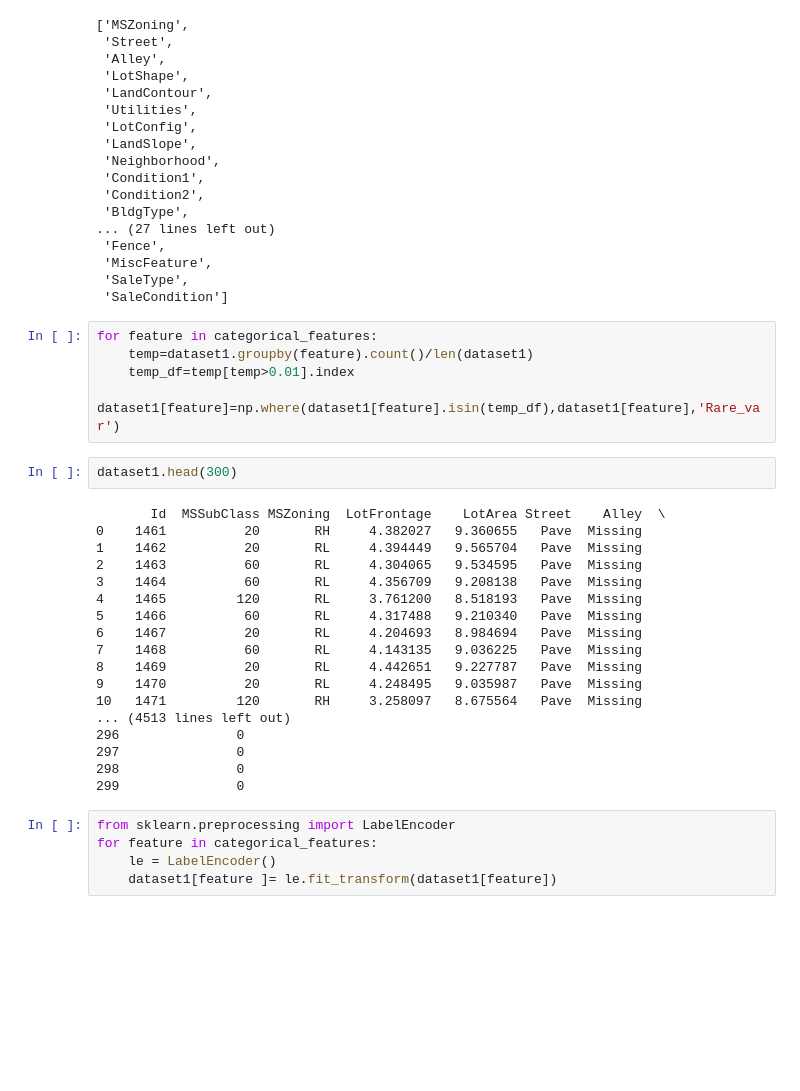
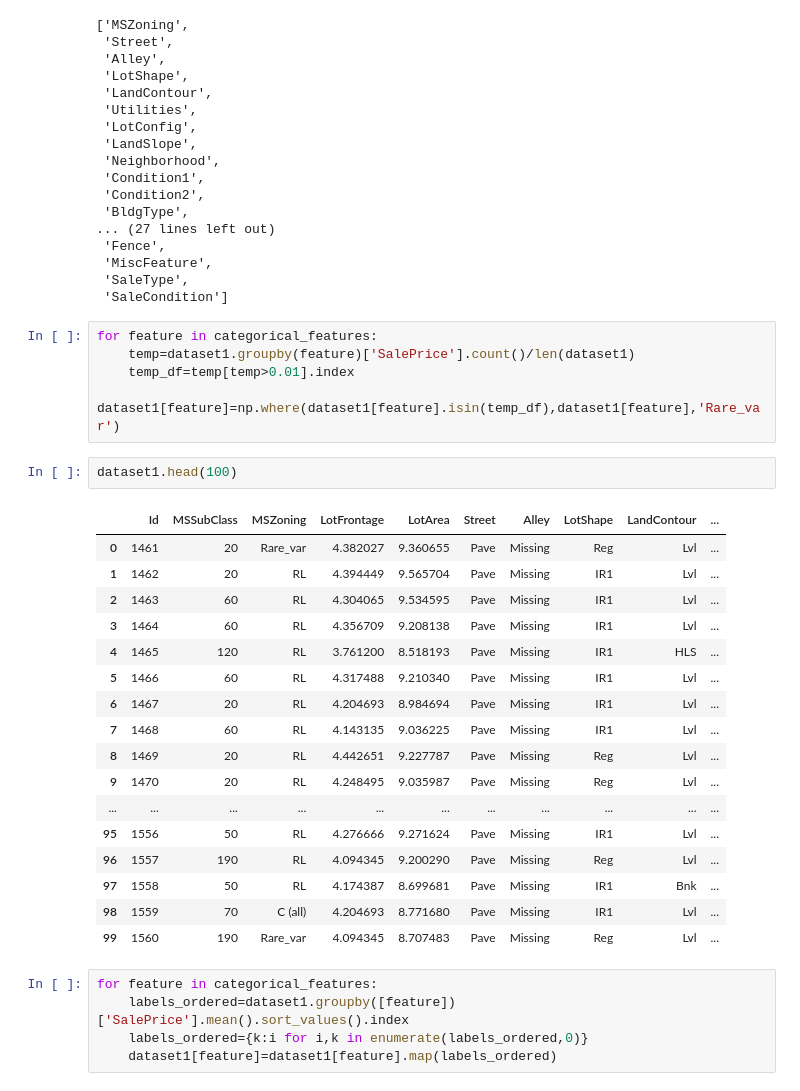
Before and after one commit to AkCoding/HousePrice-WebPage--ML, a Jupyter notebook: Six.ipynb, the cells around one changed output. Drawn from its saved outputs; the diff is of its cells as text; blank space fills up the shorter version.

```diff
--- a/Six.ipynb
+++ b/Six.ipynb
@@ -202,34 +197,34 @@ categorical_features
  'SaleCondition']
 # %%
 for feature in categorical_features:
-    temp=dataset1.groupby(feature).count()/len(dataset1)
+    temp=dataset1.groupby(feature)['SalePrice'].count()/len(dataset1)
     temp_df=temp[temp>0.01].index
     dataset1[feature]=np.where(dataset1[feature].isin(temp_df),dataset1[feature],'Rare_var')
 # %%
-dataset1.head(300)
+dataset1.head(100)
 # %% [output]
-       Id  MSSubClass MSZoning  LotFrontage    LotArea Street    Alley  \
-0    1461          20       RH     4.382027   9.360655   Pave  Missing
-1    1462          20       RL     4.394449   9.565704   Pave  Missing
-2    1463          60       RL     4.304065   9.534595   Pave  Missing
-3    1464          60       RL     4.356709   9.208138   Pave  Missing
-4    1465         120       RL     3.761200   8.518193   Pave  Missing
-5    1466          60       RL     4.317488   9.210340   Pave  Missing
-6    1467          20       RL     4.204693   8.984694   Pave  Missing
-7    1468          60       RL     4.143135   9.036225   Pave  Missing
-8    1469          20       RL     4.442651   9.227787   Pave  Missing
-9    1470          20       RL     4.248495   9.035987   Pave  Missing
-10   1471         120       RH     3.258097   8.675564   Pave  Missing
-... (4513 lines left out)
-296               0
-297               0
-298               0
-299               0
+|  | Id | MSSubClass | MSZoning | LotFrontage | LotArea | Street | Alley | LotShape | LandContour | ... |
+| 0 | 1461 | 20 | Rare_var | 4.382027 | 9.360655 | Pave | Missing | Reg | Lvl | ... |
+| 1 | 1462 | 20 | RL | 4.394449 | 9.565704 | Pave | Missing | IR1 | Lvl | ... |
+| 2 | 1463 | 60 | RL | 4.304065 | 9.534595 | Pave | Missing | IR1 | Lvl | ... |
+| 3 | 1464 | 60 | RL | 4.356709 | 9.208138 | Pave | Missing | IR1 | Lvl | ... |
+| 4 | 1465 | 120 | RL | 3.761200 | 8.518193 | Pave | Missing | IR1 | HLS | ... |
+| 5 | 1466 | 60 | RL | 4.317488 | 9.210340 | Pave | Missing | IR1 | Lvl | ... |
+| 6 | 1467 | 20 | RL | 4.204693 | 8.984694 | Pave | Missing | IR1 | Lvl | ... |
+| 7 | 1468 | 60 | RL | 4.143135 | 9.036225 | Pave | Missing | IR1 | Lvl | ... |
+| 8 | 1469 | 20 | RL | 4.442651 | 9.227787 | Pave | Missing | Reg | Lvl | ... |
+| 9 | 1470 | 20 | RL | 4.248495 | 9.035987 | Pave | Missing | Reg | Lvl | ... |
+| ... | ... | ... | ... | ... | ... | ... | ... | ... | ... | ... |
+| 95 | 1556 | 50 | RL | 4.276666 | 9.271624 | Pave | Missing | IR1 | Lvl | ... |
+| 96 | 1557 | 190 | RL | 4.094345 | 9.200290 | Pave | Missing | Reg | Lvl | ... |
+| 97 | 1558 | 50 | RL | 4.174387 | 8.699681 | Pave | Missing | IR1 | Bnk | ... |
+| 98 | 1559 | 70 | C (all) | 4.204693 | 8.771680 | Pave | Missing | IR1 | Lvl | ... |
+| 99 | 1560 | 190 | Rare_var | 4.094345 | 8.707483 | Pave | Missing | Reg | Lvl | ... |
-# %%
-from sklearn.preprocessing import LabelEncoder
-for feature in categorical_features:
-    le = LabelEncoder()
-    dataset1[feature ]= le.fit_transform(dataset1[feature])
+# %%
+for feature in categorical_features:
+    labels_ordered=dataset1.groupby([feature])['SalePrice'].mean().sort_values().index
+    labels_ordered={k:i for i,k in enumerate(labels_ordered,0)}
+    dataset1[feature]=dataset1[feature].map(labels_ordered)
 # %%
 dataset1.head(10)
 # %% [output]
```
Also changed, not shown: parts of 10 cells of this notebook, 2 other files.
